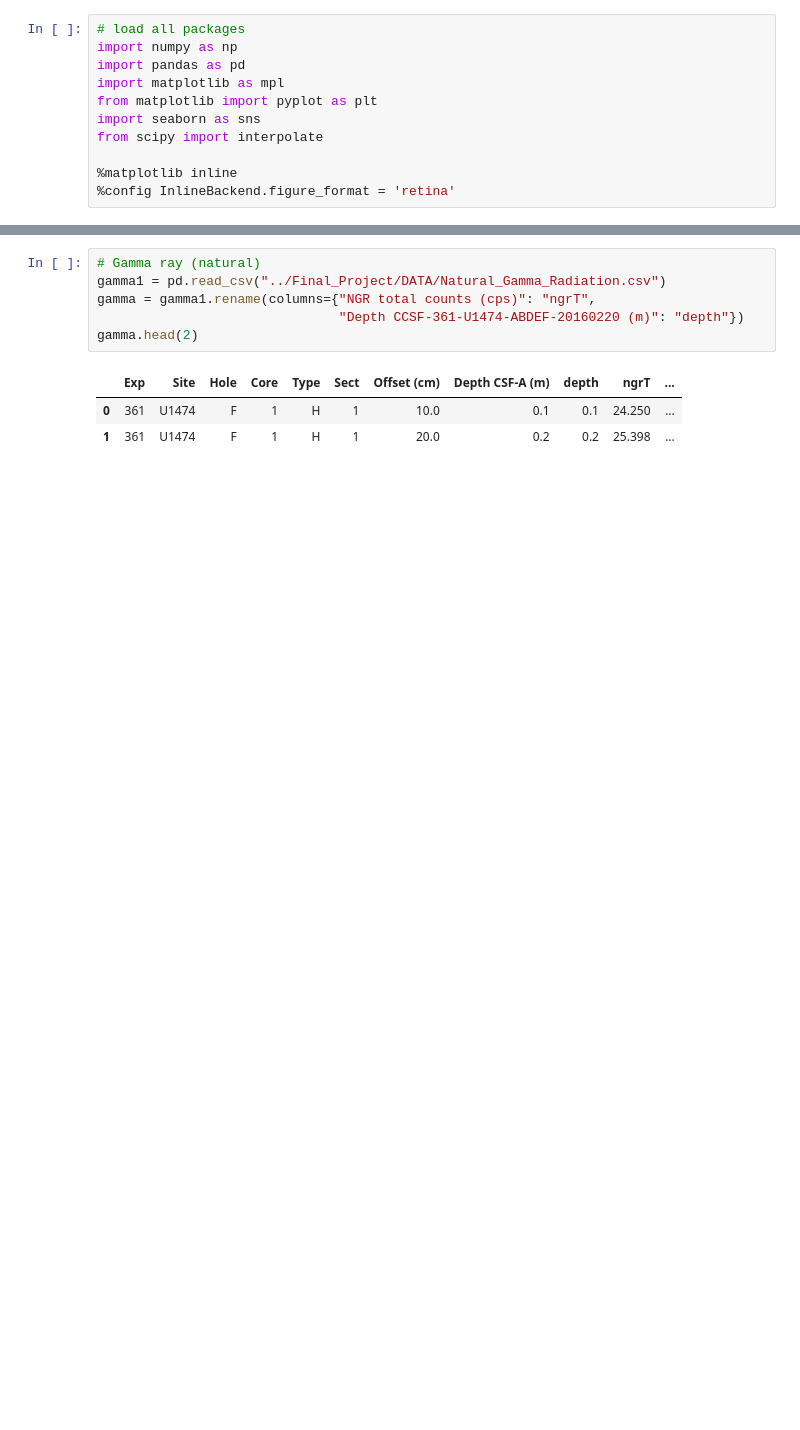
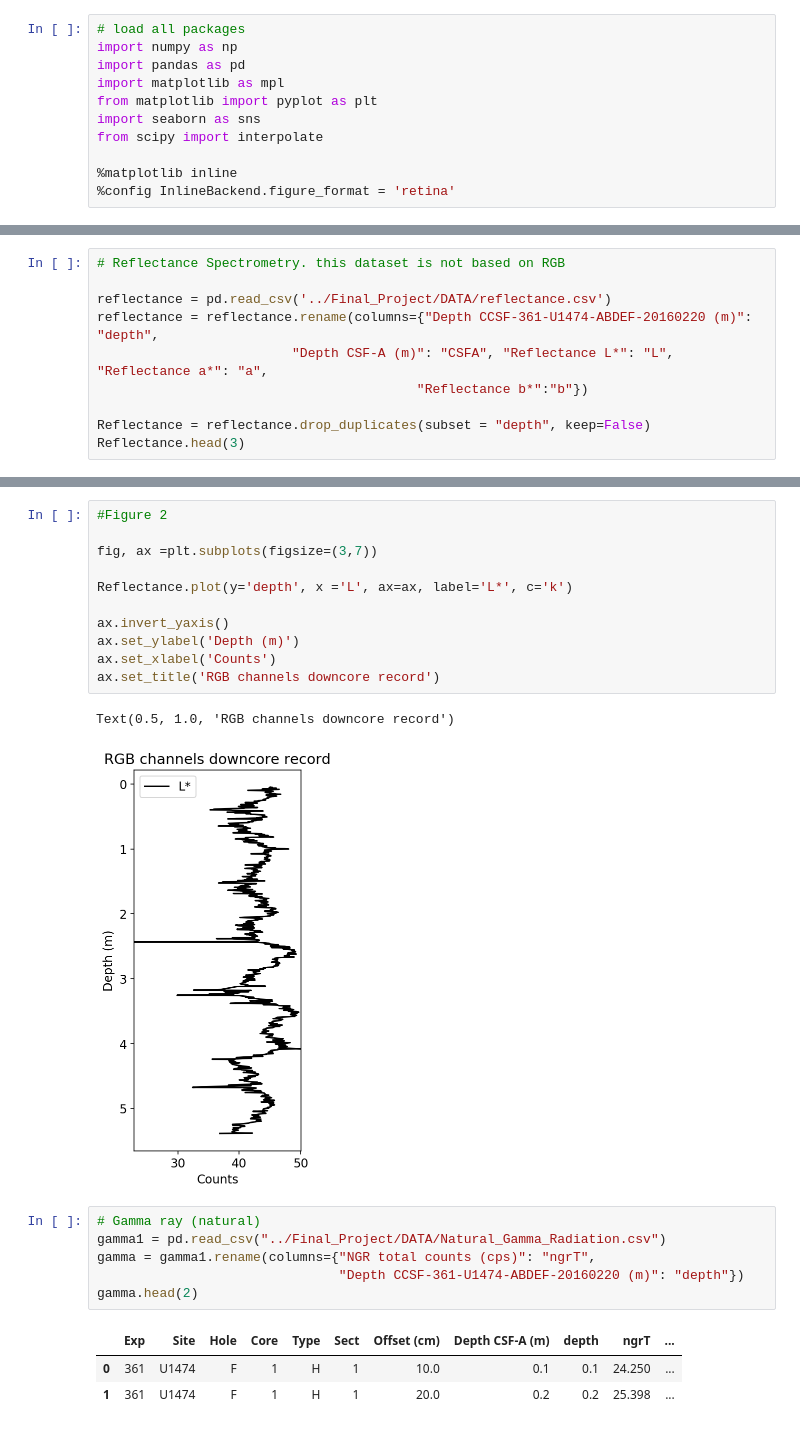
Before and after one commit to rabernat/Site_U1474, a Jupyter notebook: Final_Project.ipynb, the cells around one changed output, grey strips where cells are left out. Drawn from its saved outputs; the diff is of its cells as text; blank space fills up the shorter version.

```diff
--- a/Final_Project.ipynb
+++ b/Final_Project.ipynb
@@ -97,3 +106,13 @@ ax.set_title('RGB channels downcore record')
 # %% [output]
 Text(0.5, 1.0, 'RGB channels downcore record')
 [figure]
+# %%
+# Reflectance Spectrometry. this dataset is not based on RGB
+
+reflectance = pd.read_csv('../Final_Project/DATA/reflectance.csv')
+reflectance = reflectance.rename(columns={"Depth CCSF-361-U1474-ABDEF-20160220 (m)": "depth",
+                         "Depth CSF-A (m)": "CSFA", "Reflectance L*": "L", "Reflectance a*": "a",
+                                         "Reflectance b*":"b"})
+
+Reflectance = reflectance.drop_duplicates(subset = "depth", keep=False)
+Reflectance.head(3)
@@ -100,3 +125,17 @@ Text(0.5, 1.0, 'RGB channels downcore record')
+# %%
+#Figure 2
+
+fig, ax =plt.subplots(figsize=(3,7))
+
+Reflectance.plot(y='depth', x ='L', ax=ax, label='L*', c='k')
+
+ax.invert_yaxis()
+ax.set_ylabel('Depth (m)')
+ax.set_xlabel('Counts')
+ax.set_title('RGB channels downcore record')
+# %% [output]
+Text(0.5, 1.0, 'RGB channels downcore record')
+[figure, added]
 # %%
 # Gamma ray (natural)
 gamma1 = pd.read_csv("../Final_Project/DATA/Natural_Gamma_Radiation.csv")
```
Also changed, not shown: parts of 46 cells of this notebook.
